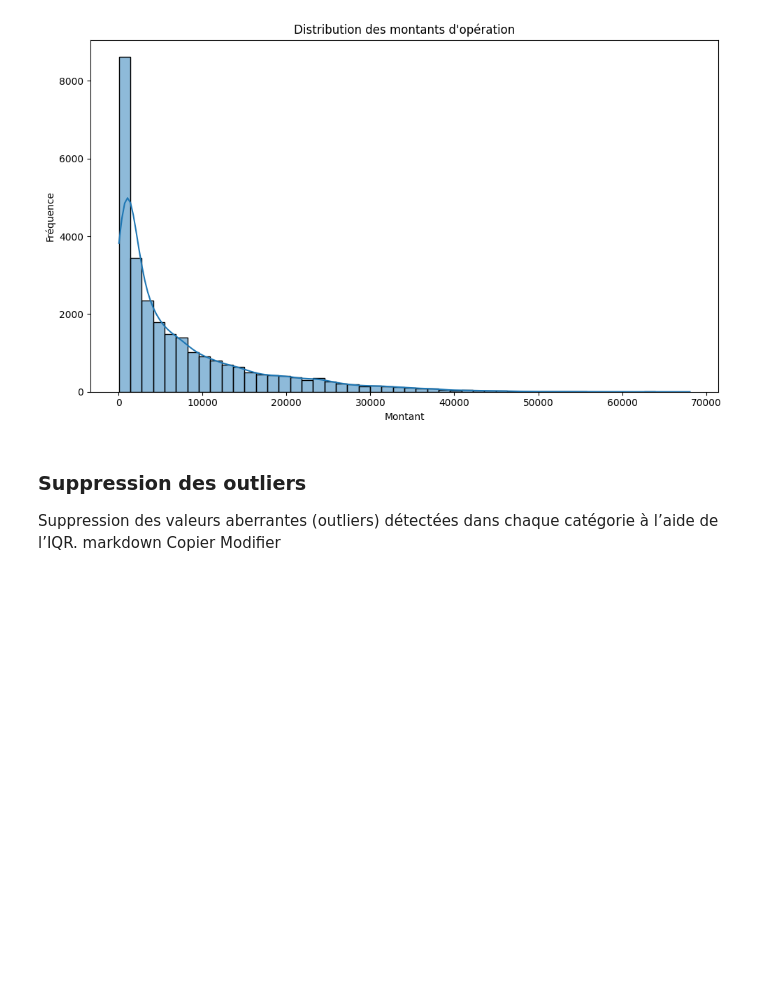
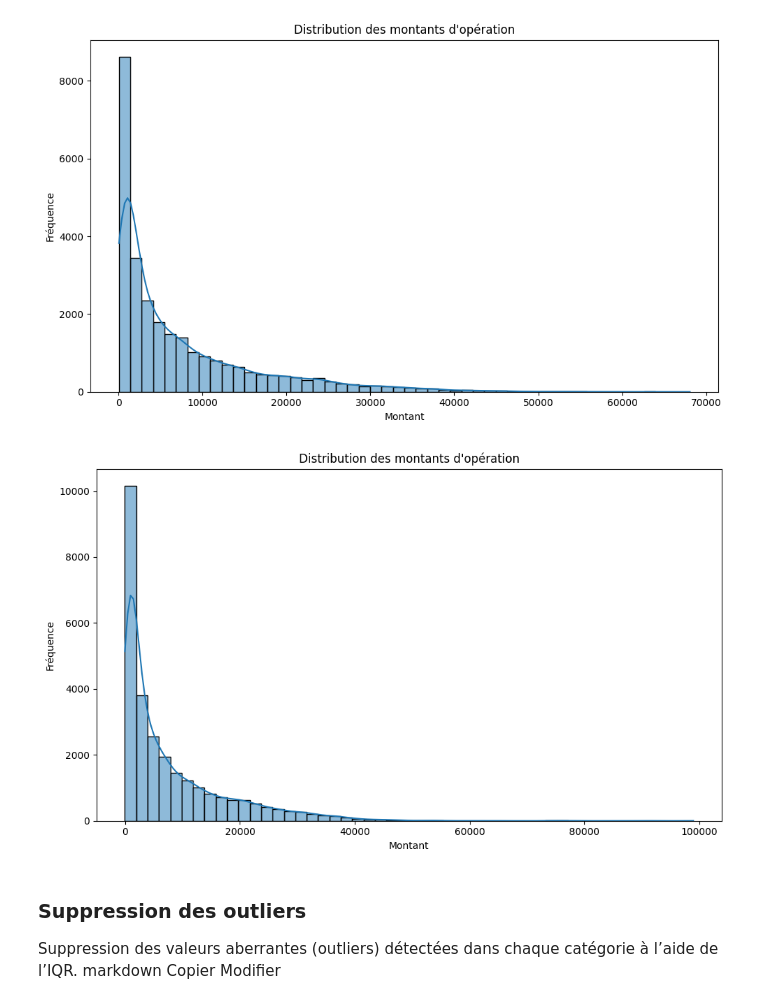
Before and after one commit to lamya-maaou/Ai_Model_For_Lettering, a Jupyter notebook: DataGeneration/dataset-final-lettrage-preprocessing.ipynb, the cells around one changed output. Saved outputs shown, nothing was run; the diff lists cells and outputs as text; code cells hidden in the pictures; blank space fills up the shorter version.

```diff
--- a/DataGeneration/dataset-final-lettrage-preprocessing.ipynb
+++ b/DataGeneration/dataset-final-lettrage-preprocessing.ipynb
@@ -333,6 +333,16 @@ plt.tight_layout()
 plt.show()
 # %% [output]
 [figure]
+# %%
+plt.figure(figsize=(10, 6))
+sns.histplot(data=final_df, x='montant_banque', bins=50, kde=True)
+plt.title("Distribution des montants d'opération")
+plt.xlabel("Montant")
+plt.ylabel("Fréquence")
+plt.tight_layout()
+plt.show()
+# %% [output]
+[figure, added]
 # %% [markdown]
 ### Suppression des outliers
 
```
Also changed, not shown: 2 other files.
